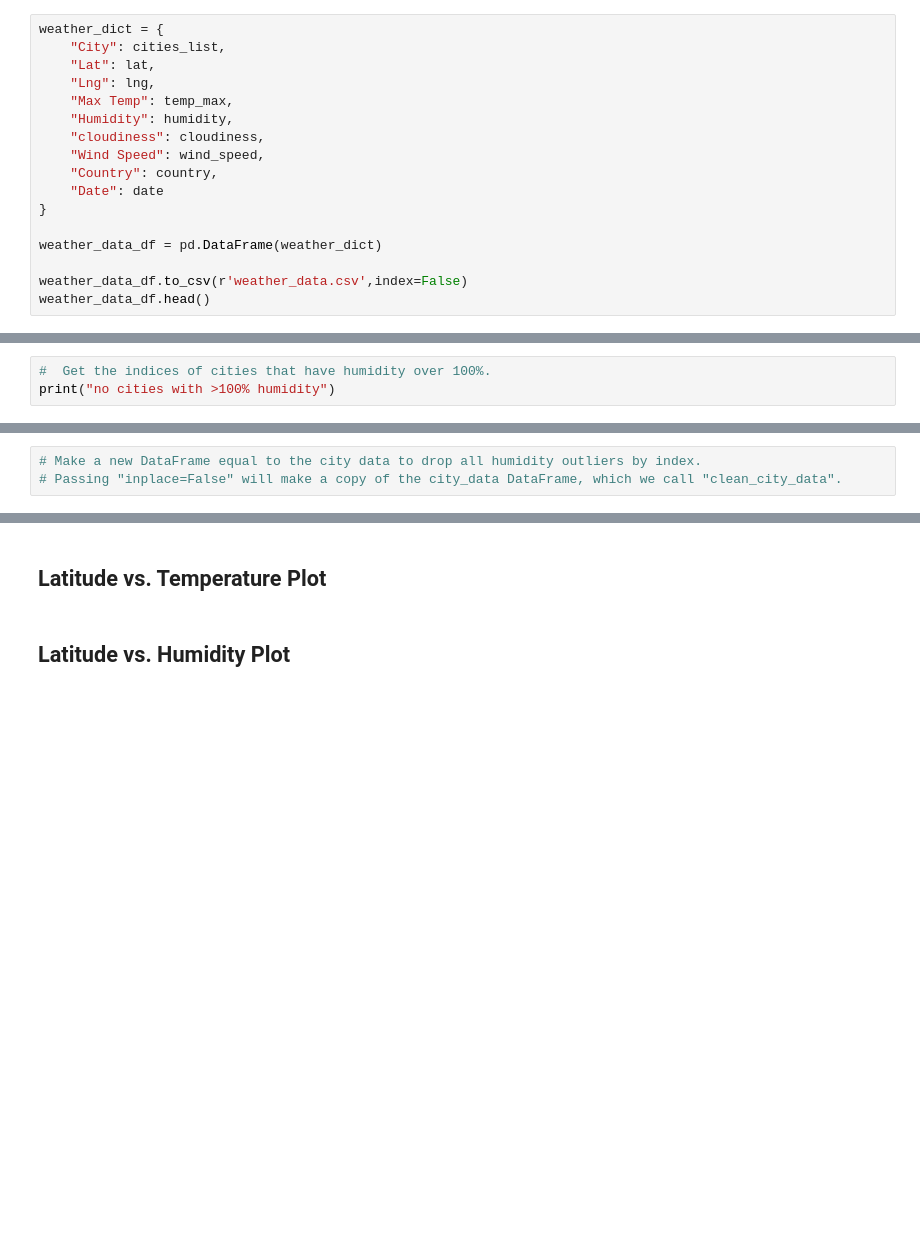
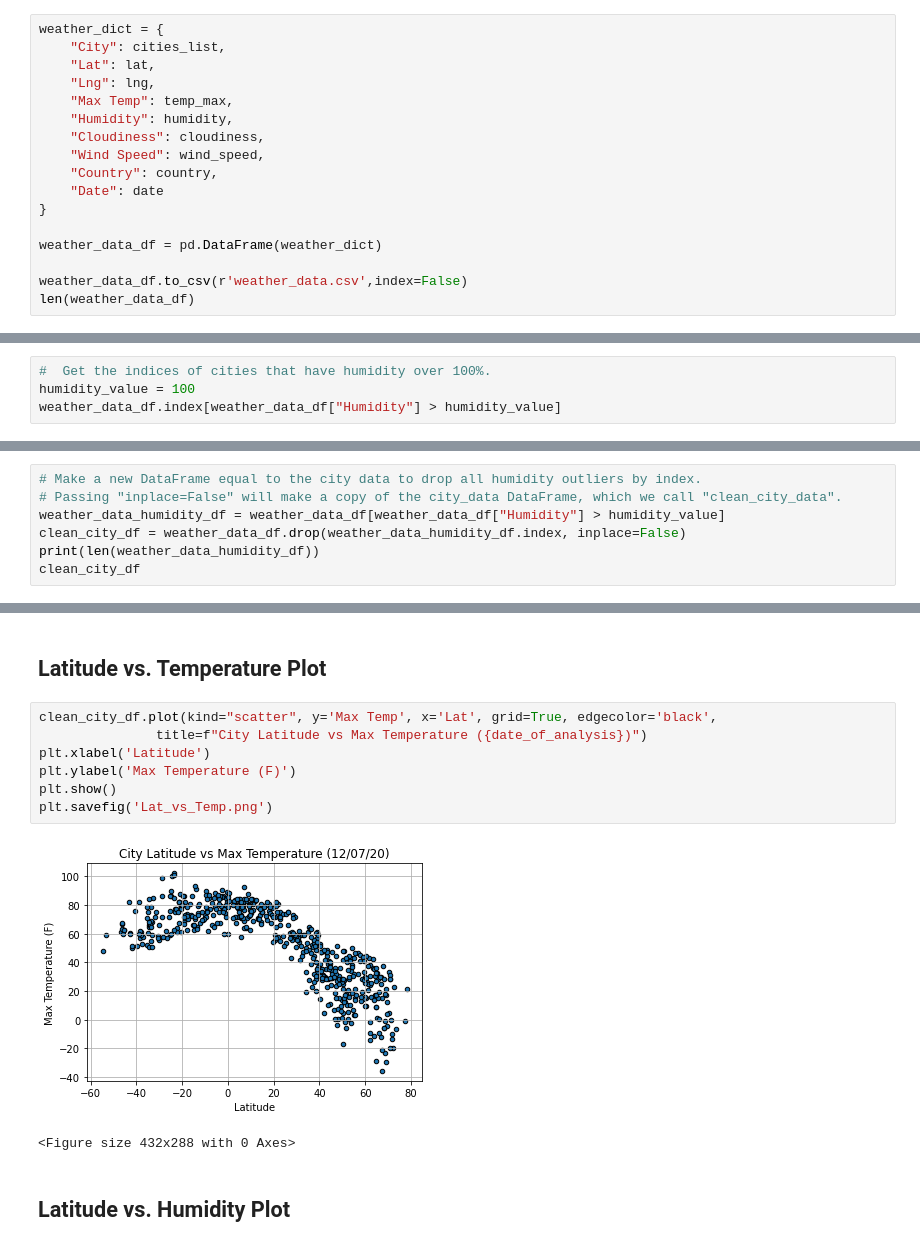
Before and after one commit to mnolker/Python-API, a Jupyter notebook: WeatherPy/WeatherPy.ipynb, the cells around one changed output, grey strips where cells are left out. Saved outputs shown, nothing was run; the diff lists cells and outputs as text; blank space fills up the shorter version.

```diff
--- a/WeatherPy/WeatherPy.ipynb
+++ b/WeatherPy/WeatherPy.ipynb
@@ -132,7 +131,7 @@ weather_dict = {
     "Lng": lng,
     "Max Temp": temp_max,
     "Humidity": humidity,
-    "cloudiness": cloudiness,
+    "Cloudiness": cloudiness,
     "Wind Speed": wind_speed,
     "Country": country,
     "Date": date
@@ -141,5 +140,5 @@ weather_dict = {
 weather_data_df = pd.DataFrame(weather_dict)
 
 weather_data_df.to_csv(r'weather_data.csv',index=False)
-weather_data_df.head()
+len(weather_data_df)
 # %% [output]
@@ -161,4 +150,5 @@ len(weather_data_humidity_df)
 # %%
 #  Get the indices of cities that have humidity over 100%.
-print("no cities with >100% humidity")
+humidity_value = 100
+weather_data_df.index[weather_data_df["Humidity"] > humidity_value]
 # %% [output]
@@ -166,3 +156,7 @@ no cities with >100% humidity
 # %%
 # Make a new DataFrame equal to the city data to drop all humidity outliers by index.
 # Passing "inplace=False" will make a copy of the city_data DataFrame, which we call "clean_city_data".
+weather_data_humidity_df = weather_data_df[weather_data_df["Humidity"] > humidity_value]
+clean_city_df = weather_data_df.drop(weather_data_humidity_df.index, inplace=False)
+print(len(weather_data_humidity_df))
+clean_city_df
@@ -172,5 +191,15 @@ no cities with >100% humidity
 * Save the plotted figures as .pngs.
 # %% [markdown]
 ## Latitude vs. Temperature Plot
+# %%
+clean_city_df.plot(kind="scatter", y='Max Temp', x='Lat', grid=True, edgecolor='black',
+               title=f"City Latitude vs Max Temperature ({date_of_analysis})")
+plt.xlabel('Latitude')
+plt.ylabel('Max Temperature (F)')
+plt.show()
+plt.savefig('Lat_vs_Temp.png')
+# %% [output]
+[figure, added]
+<Figure size 432x288 with 0 Axes>
 # %% [markdown]
 ## Latitude vs. Humidity Plot
```
Also changed, not shown: parts of 18 cells of this notebook, 4 other files.
